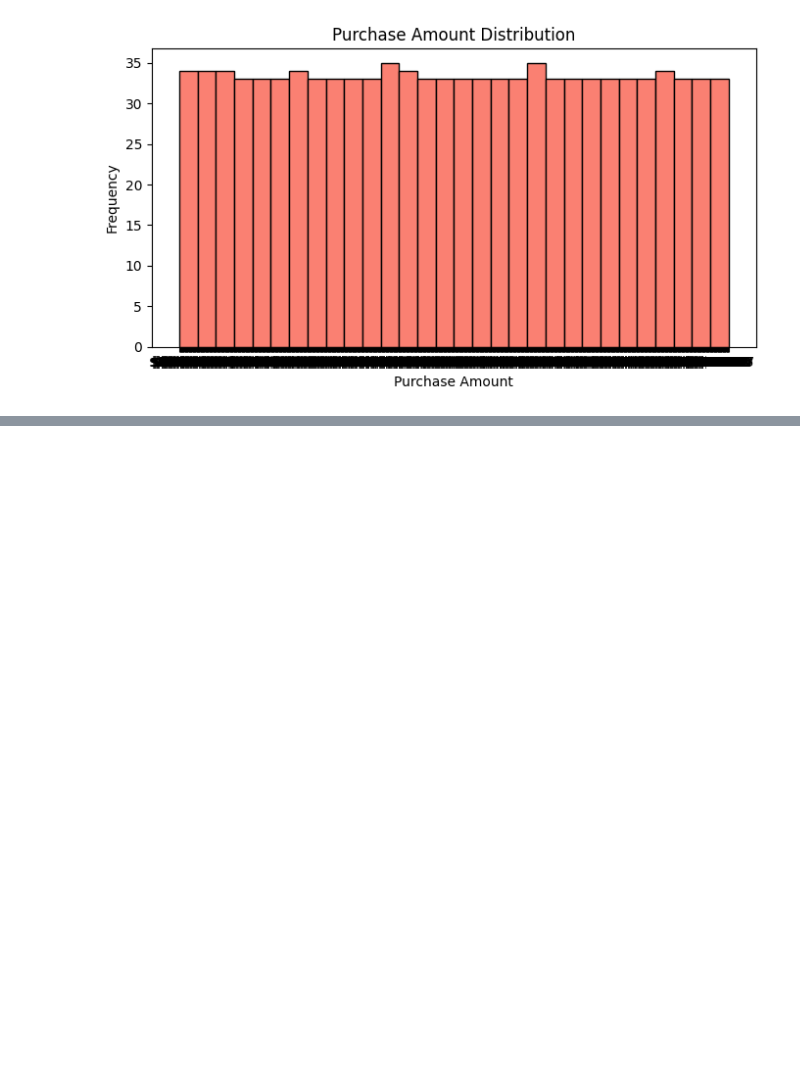
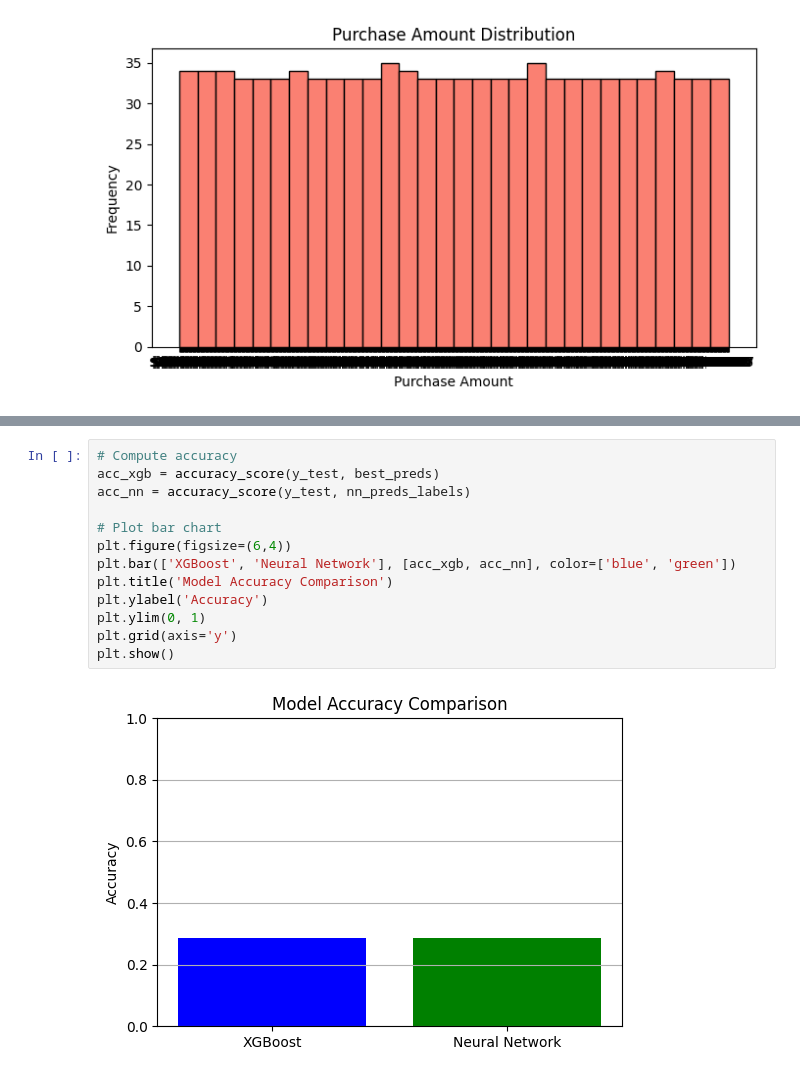
Before and after one commit to Bhekstar007/COS20089, a Jupyter notebook: Assignment_2.ipynb, the cells around one changed output, grey strips where cells are left out. Drawn from its saved outputs; the diff is of its cells as text; blank space fills up the shorter version.

```diff
--- a/Assignment_2.ipynb
+++ b/Assignment_2.ipynb
@@ -444,0 +714,15 @@ plt.show()
+# %%
+# Compute accuracy
+acc_xgb = accuracy_score(y_test, best_preds)
+acc_nn = accuracy_score(y_test, nn_preds_labels)
+
+# Plot bar chart
+plt.figure(figsize=(6,4))
+plt.bar(['XGBoost', 'Neural Network'], [acc_xgb, acc_nn], color=['blue', 'green'])
+plt.title('Model Accuracy Comparison')
+plt.ylabel('Accuracy')
+plt.ylim(0, 1)
+plt.grid(axis='y')
+plt.show()
+# %% [output]
+[figure, added]
```
Also changed, not shown: parts of 31 cells of this notebook.
